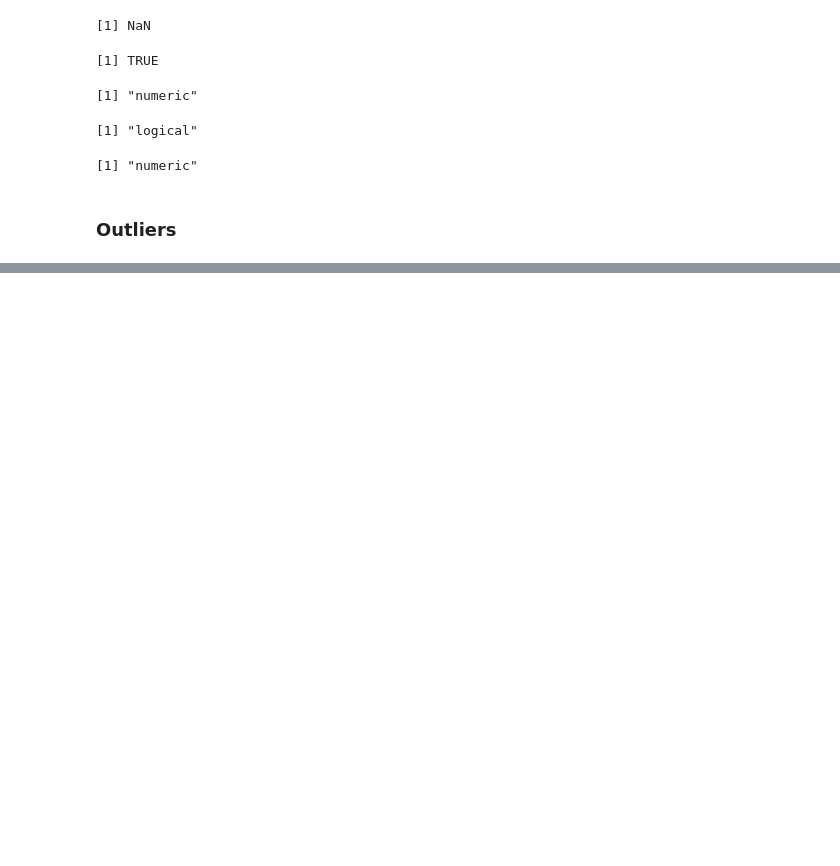
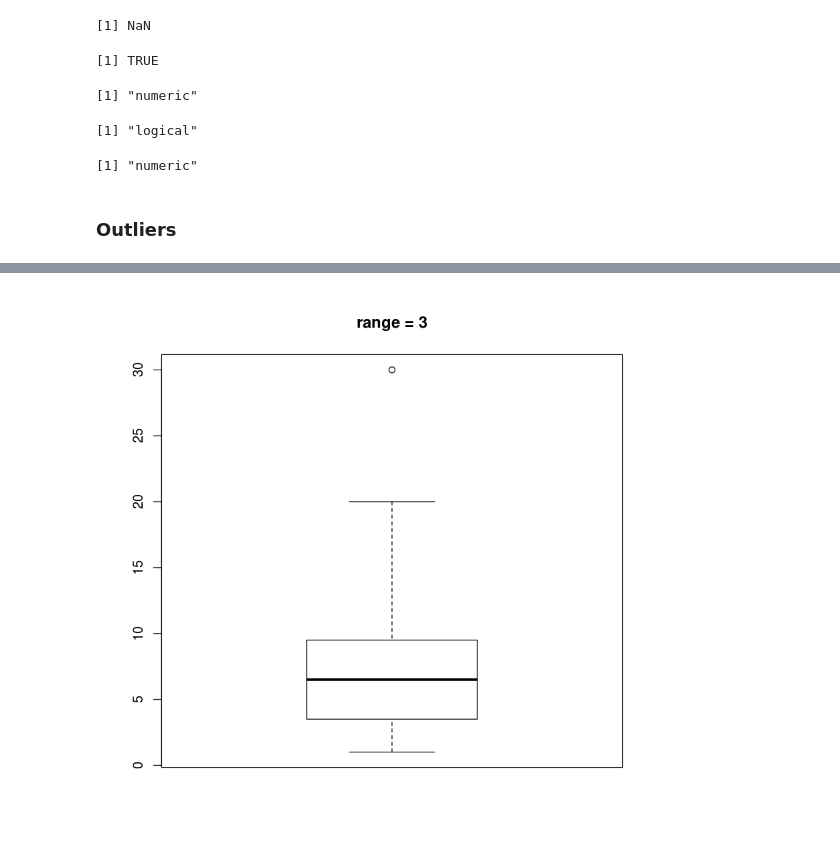
Before and after one commit to keshavchandra/Data-Visualization-in-R, a Jupyter notebook: Data Cleaning.ipynb, the cells around one changed output, grey strips where cells are left out. Cells and saved outputs as stored; diff of their text form; code cells hidden in the pictures; blank space fills up the shorter version.

```diff
--- a/Data Cleaning.ipynb
+++ b/Data Cleaning.ipynb
@@ -260,0 +324,4 @@ class(Inf)
+# %%
+boxplot(x, range = 3, main = "range = 3")
+# %% [output]
+[figure, added]
```
Also changed, not shown: parts of 14 cells of this notebook.
